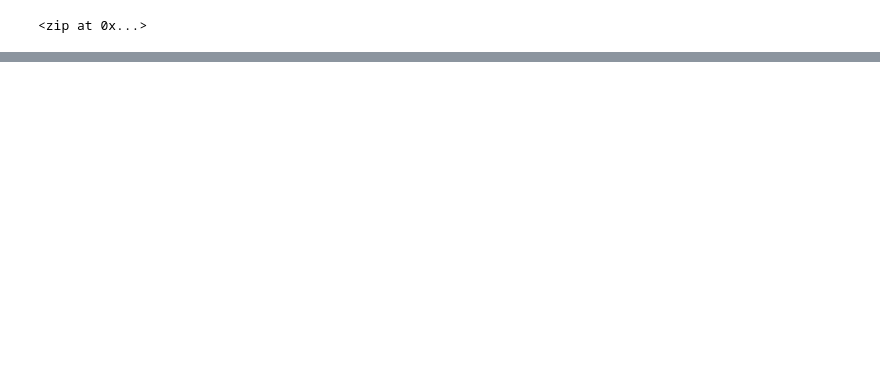
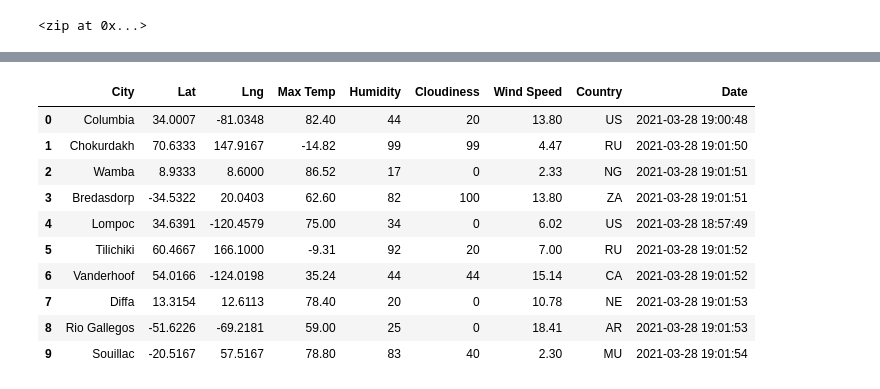
Before and after one commit to marke0816/World_Weather_Analysis, a Jupyter notebook: WeatherPy.ipynb, the cells around one changed output, grey strips where cells are left out. Cells and saved outputs as stored; diff of their text form; code cells hidden in the pictures; blank space fills up the shorter version.

```diff
--- a/WeatherPy.ipynb
+++ b/WeatherPy.ipynb
@@ -4,6 +4,10 @@ import pandas as pd
 import matplotlib.pyplot as plt
 import numpy as np
 from citipy import citipy
+import requests
+from config import weather_api_key
+url = "http://api.openweathermap.org/data/2.5/weather?units=Imperial&APPID=" + weather_api_key
+from datetime import datetime
 # %%
 # Create a set of random latitude and longitude combinations.
 lats = np.random.uniform(low=-90.000, high=90.000, size=1500)
@@ -31,0 +114,16 @@ len(cities)
+# %%
+# Convert the array of dictionaries to a Pandas DataFrame.
+city_data_df = pd.DataFrame(city_data)
+city_data_df.head(10)
+# %% [output]
+|  | City | Lat | Lng | Max Temp | Humidity | Cloudiness | Wind Speed | Country | Date |
+| 0 | Columbia | 34.0007 | -81.0348 | 82.40 | 44 | 20 | 13.80 | US | 2021-03-28 19:00:48 |
+| 1 | Chokurdakh | 70.6333 | 147.9167 | -14.82 | 99 | 99 | 4.47 | RU | 2021-03-28 19:01:50 |
+| 2 | Wamba | 8.9333 | 8.6000 | 86.52 | 17 | 0 | 2.33 | NG | 2021-03-28 19:01:51 |
+| 3 | Bredasdorp | -34.5322 | 20.0403 | 62.60 | 82 | 100 | 13.80 | ZA | 2021-03-28 19:01:51 |
+| 4 | Lompoc | 34.6391 | -120.4579 | 75.00 | 34 | 0 | 6.02 | US | 2021-03-28 18:57:49 |
+| 5 | Tilichiki | 60.4667 | 166.1000 | -9.31 | 92 | 20 | 7.00 | RU | 2021-03-28 19:01:52 |
+| 6 | Vanderhoof | 54.0166 | -124.0198 | 35.24 | 44 | 44 | 15.14 | CA | 2021-03-28 19:01:52 |
+| 7 | Diffa | 13.3154 | 12.6113 | 78.40 | 20 | 0 | 10.78 | NE | 2021-03-28 19:01:53 |
+| 8 | Rio Gallegos | -51.6226 | -69.2181 | 59.00 | 25 | 0 | 18.41 | AR | 2021-03-28 19:01:53 |
+| 9 | Souillac | -20.5167 | 57.5167 | 78.80 | 83 | 40 | 2.30 | MU | 2021-03-28 19:01:54 |
```
Also changed, not shown: parts of 4 cells of this notebook, 3 other files.
